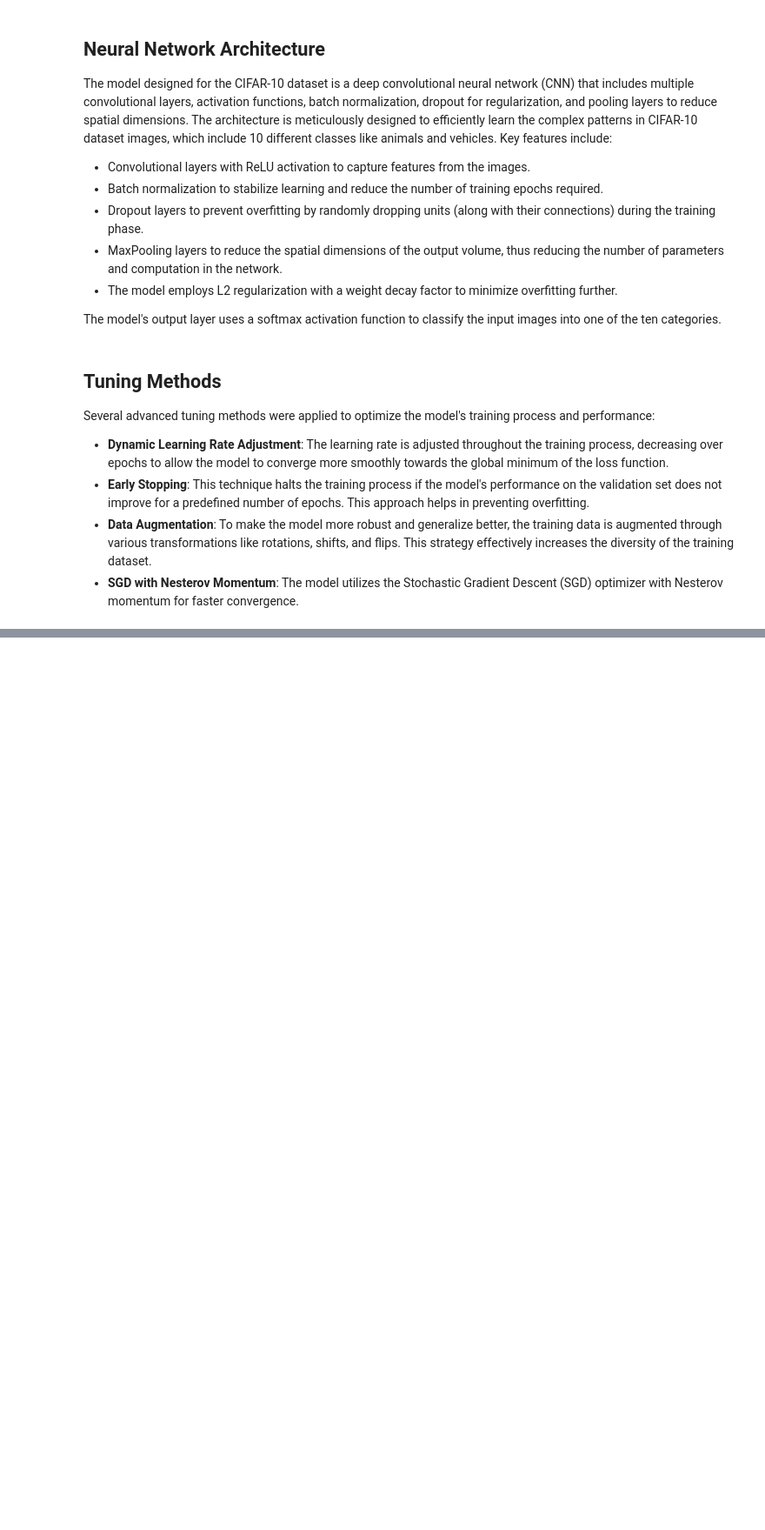
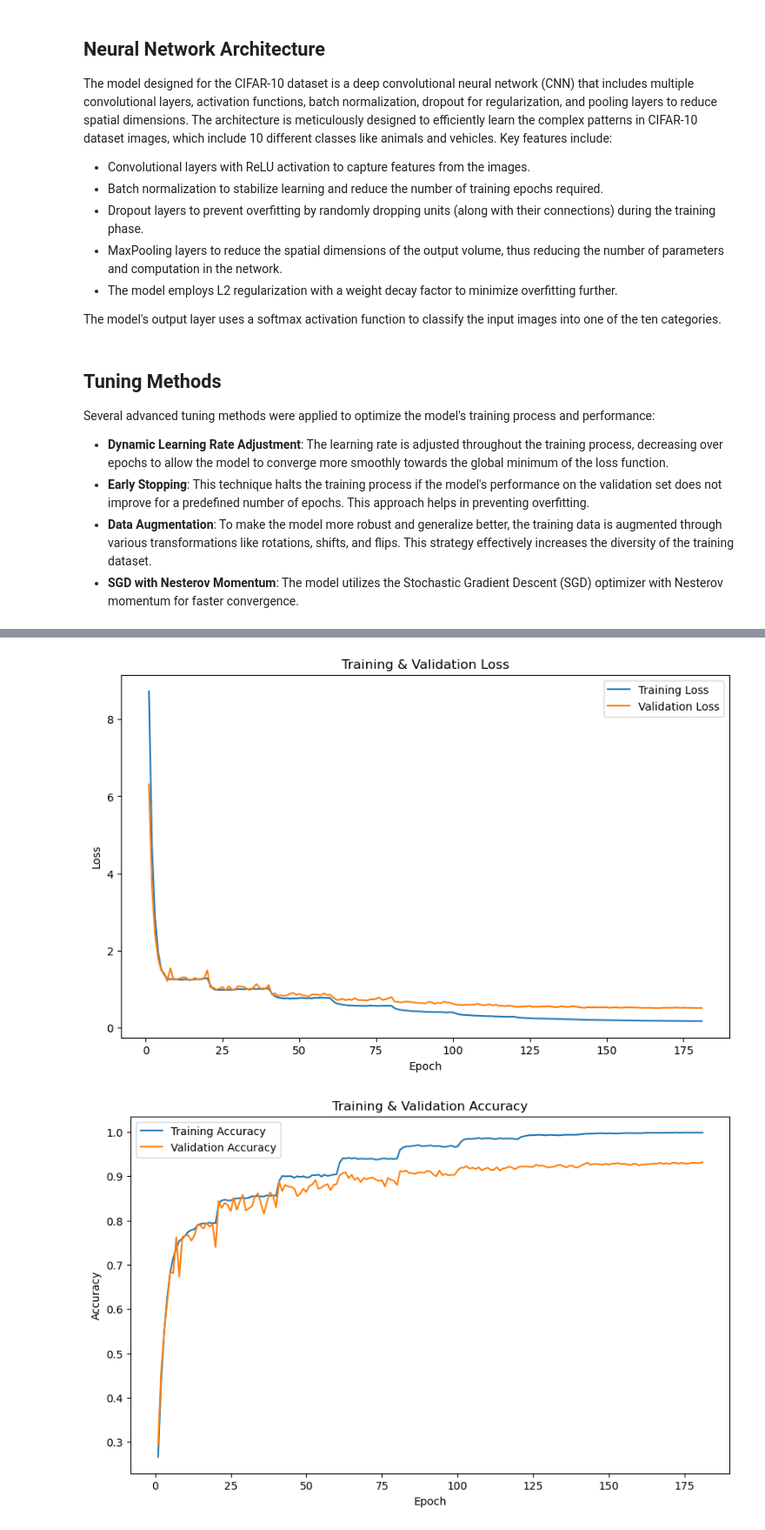
Before and after one commit to Adentas/VisioChatNet, a Jupyter notebook: src/ai/cifar_10_report.ipynb, the cells around one changed output, grey strips where cells are left out. Shown at 87% size. Saved outputs shown, nothing was run; the diff lists cells and outputs as text; code cells hidden in the pictures; blank space fills up the shorter version.

Commit message:
fix plots;
added 3 new plots; fixed bug with data;

```diff
--- a/src/ai/cifar_10_report.ipynb
+++ b/src/ai/cifar_10_report.ipynb
@@ -87,0 +64,38 @@ plot_loss_difference(df)
+# %%
+def plot_loss(training_data_df):
+    """
+    Plots the training and validation loss.
+    """
+    plt.figure(figsize=(10, 6))
+    plt.plot(training_data_df['Epoch'], training_data_df['Loss'], label='Training Loss')
+    plt.plot(training_data_df['Epoch'], training_data_df['Validation Loss'], label='Validation Loss')
+    plt.xlabel('Epoch')
+    plt.ylabel('Loss')
+    plt.title('Training & Validation Loss')
+    plt.legend()
+    plt.show()
+
+def plot_accuracy(training_data_df):
+    """
+    Plots the training and validation accuracy.
+    """
+    plt.figure(figsize=(10, 6))
+    plt.plot(training_data_df['Epoch'], training_data_df['Accuracy'], label='Training Accuracy')
+    plt.plot(training_data_df['Epoch'], training_data_df['Validation Accuracy'], label='Validation Accuracy')
+    plt.xlabel('Epoch')
+    plt.ylabel('Accuracy')
+    plt.title('Training & Validation Accuracy')
+    plt.legend()
+    plt.show()
+
+def plot_learning_rate(training_data_df):
+    """
+    Plots the learning rate over epochs.
+    """
+    plt.figure(figsize=(10, 6))
+    plt.plot(training_data_df['Epoch'], training_data_df['Learning Rate'], label='Learning Rate', color='green')
+    plt.xlabel('Epoch')
+    plt.ylabel('Learning Rate')
+    plt.title('Learning Rate')
+    plt.legend()
+    plt.show()
@@ -87,0 +107,10 @@ plot_loss_difference(df)
+# %%
+file_path = './training_logs.txt'
+training_data_df = read_training_logs(file_path)
+# Creating plots
+plot_loss(training_data_df)
+plot_accuracy(training_data_df)
+plot_learning_rate(training_data_df)
+# %% [output]
+[figure, added]
+[figure, added]
```
Also changed, not shown: parts of 6 cells of this notebook, 1 other file.
